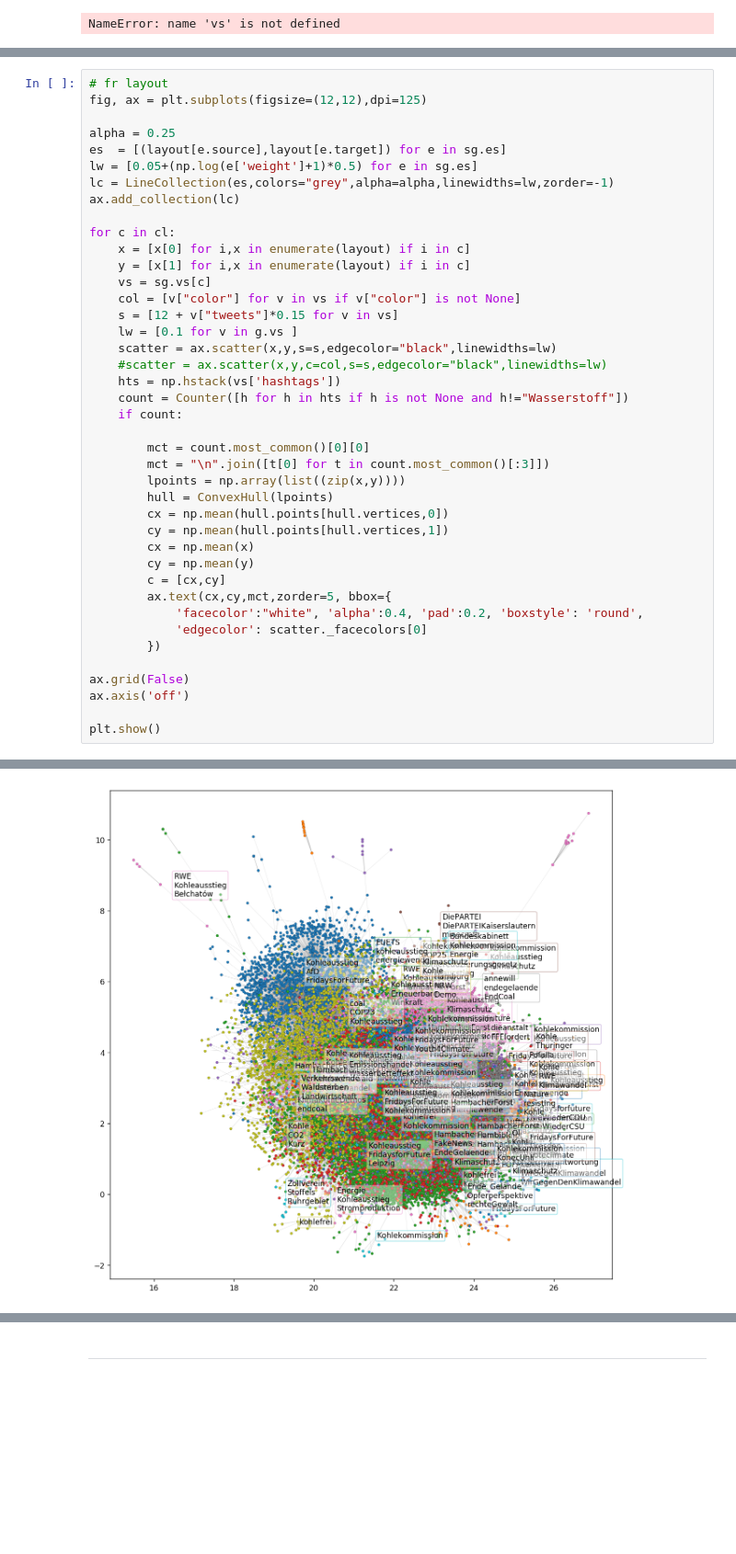
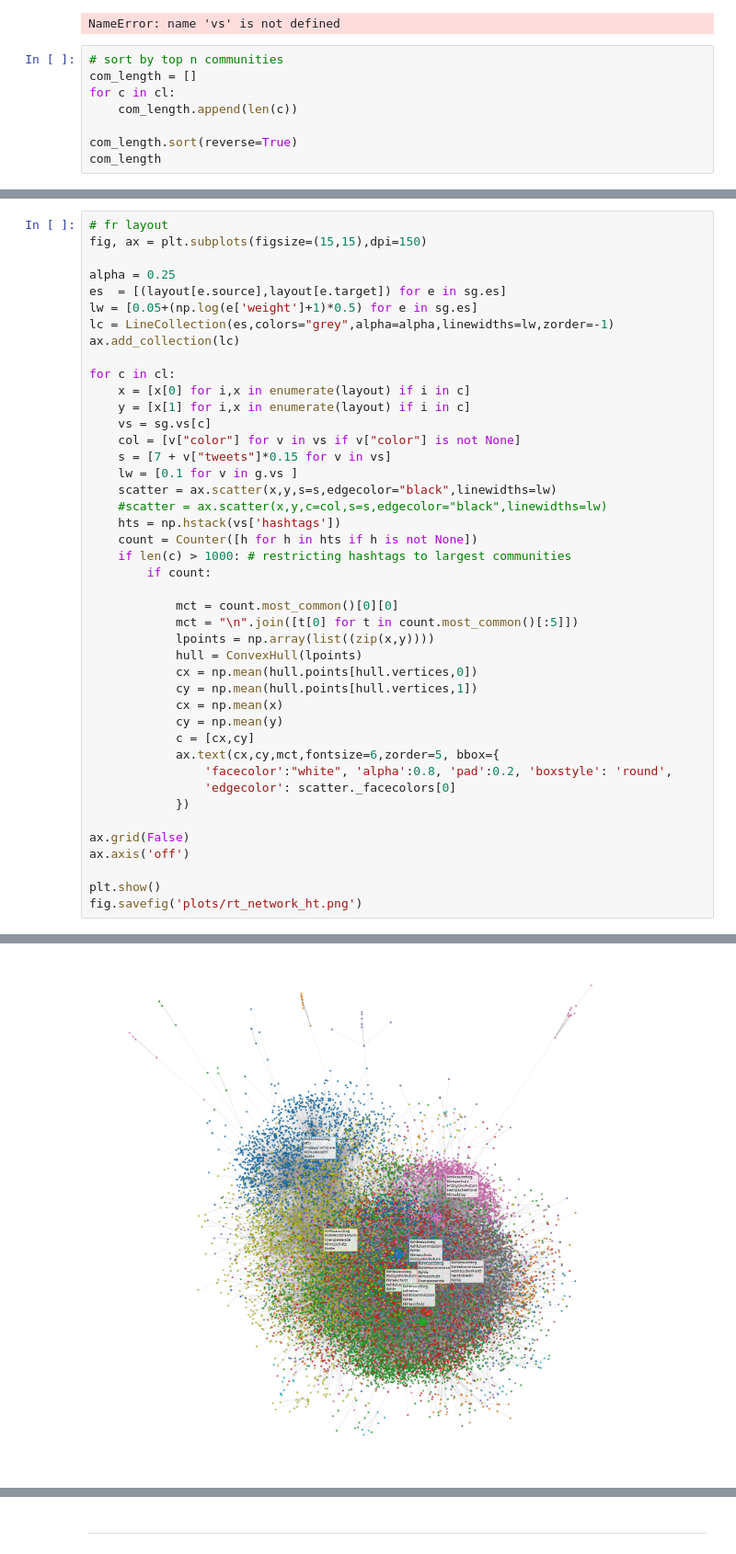
Before and after one commit to yuantinglee/twitter-discourse, a Jupyter notebook: analysis/rt_network.ipynb, the cells around one changed output, grey strips where cells are left out. Shown at 92% size. Saved outputs shown, nothing was run; the diff lists cells and outputs as text; blank space fills up the shorter version.

Commit message:
update network

```diff
--- a/analysis/rt_network.ipynb
+++ b/analysis/rt_network.ipynb
@@ -381,3 +386,11 @@ NameError: name 'hull' is not defined
 vs[0]
 # %% [output]
 NameError: name 'vs' is not defined
+# %%
+# sort by top n communities
+com_length = []
+for c in cl:
+    com_length.append(len(c))
+
+com_length.sort(reverse=True)
+com_length
@@ -384,6 +415,6 @@ NameError: name 'vs' is not defined
 # %%
 # fr layout
-fig, ax = plt.subplots(figsize=(12,12),dpi=125)
+fig, ax = plt.subplots(figsize=(15,15),dpi=150)
 
 alpha = 0.25
 es  = [(layout[e.source],layout[e.target]) for e in sg.es]
@@ -396,30 +427,32 @@ for c in cl:
     y = [x[1] for i,x in enumerate(layout) if i in c]
     vs = sg.vs[c]
     col = [v["color"] for v in vs if v["color"] is not None]
-    s = [12 + v["tweets"]*0.15 for v in vs]
+    s = [7 + v["tweets"]*0.15 for v in vs]
     lw = [0.1 for v in g.vs ]
     scatter = ax.scatter(x,y,s=s,edgecolor="black",linewidths=lw)
     #scatter = ax.scatter(x,y,c=col,s=s,edgecolor="black",linewidths=lw)
     hts = np.hstack(vs['hashtags'])
-    count = Counter([h for h in hts if h is not None and h!="Wasserstoff"])
-    if count:
+    count = Counter([h for h in hts if h is not None])
+    if len(c) > 1000: # restricting hashtags to largest communities
+        if count:
 
-        mct = count.most_common()[0][0]
-        mct = "\n".join([t[0] for t in count.most_common()[:3]])
-        lpoints = np.array(list((zip(x,y))))
-        hull = ConvexHull(lpoints)
-        cx = np.mean(hull.points[hull.vertices,0])
-        cy = np.mean(hull.points[hull.vertices,1])
-        cx = np.mean(x)
-        cy = np.mean(y)
-        c = [cx,cy]
-        ax.text(cx,cy,mct,zorder=5, bbox={
-            'facecolor':"white", 'alpha':0.4, 'pad':0.2, 'boxstyle': 'round',
-            'edgecolor': scatter._facecolors[0]
-        })
+            mct = count.most_common()[0][0]
+            mct = "\n".join([t[0] for t in count.most_common()[:5]])
+            lpoints = np.array(list((zip(x,y))))
+            hull = ConvexHull(lpoints)
+            cx = np.mean(hull.points[hull.vertices,0])
+            cy = np.mean(hull.points[hull.vertices,1])
+            cx = np.mean(x)
+            cy = np.mean(y)
+            c = [cx,cy]
+            ax.text(cx,cy,mct,fontsize=6,zorder=5, bbox={
+                'facecolor':"white", 'alpha':0.8, 'pad':0.2, 'boxstyle': 'round',
+                'edgecolor': scatter._facecolors[0]
+            })
 
 ax.grid(False)
 ax.axis('off')
 
 plt.show()
+fig.savefig('plots/rt_network_ht.png')
 # %% [output]
@@ -430 +459 @@ Options selected for Qhull 2015.2.r 2016/01/18:
-[figure, old version]
+[figure, new version]
```
Also changed, not shown: parts of 5 cells of this notebook, 1 other file.
